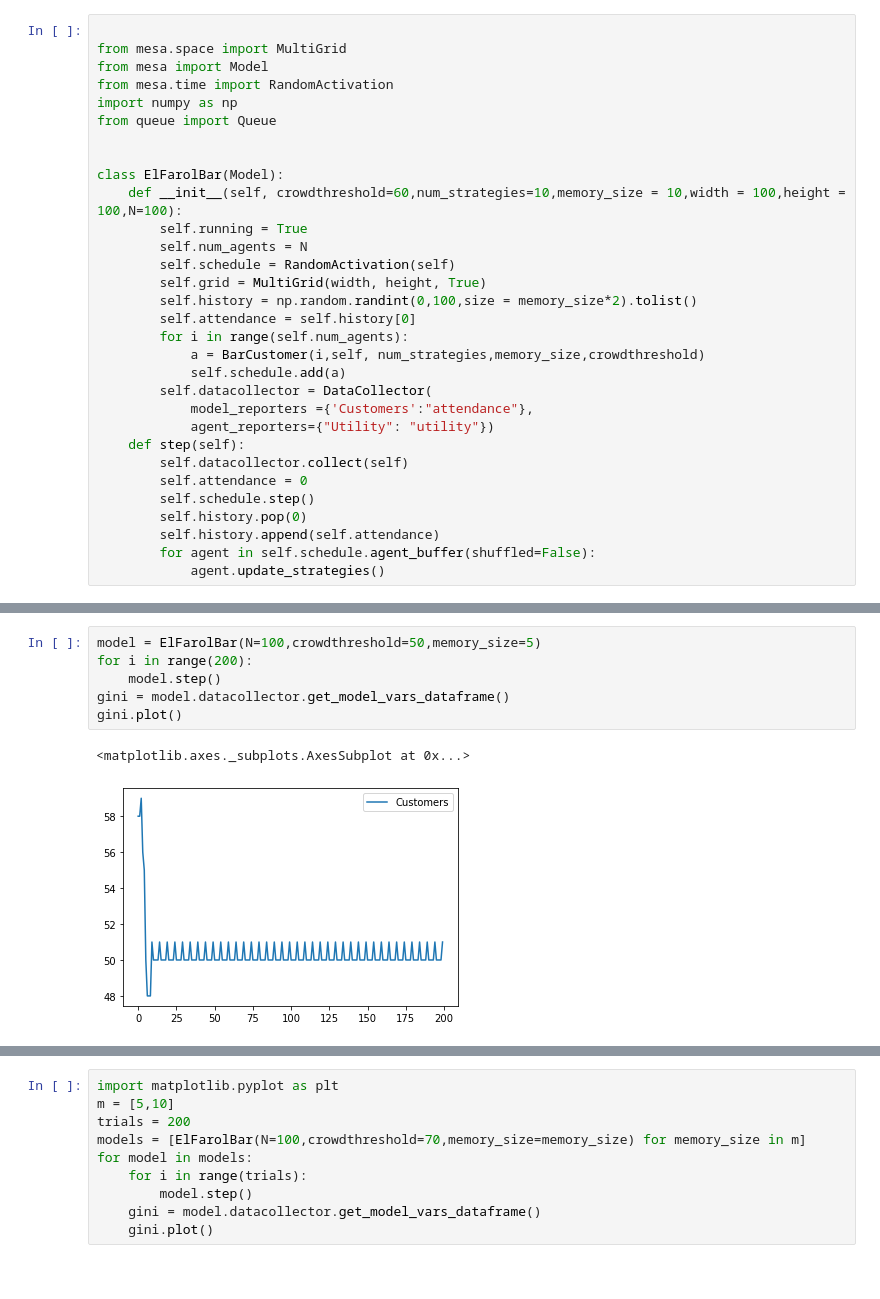
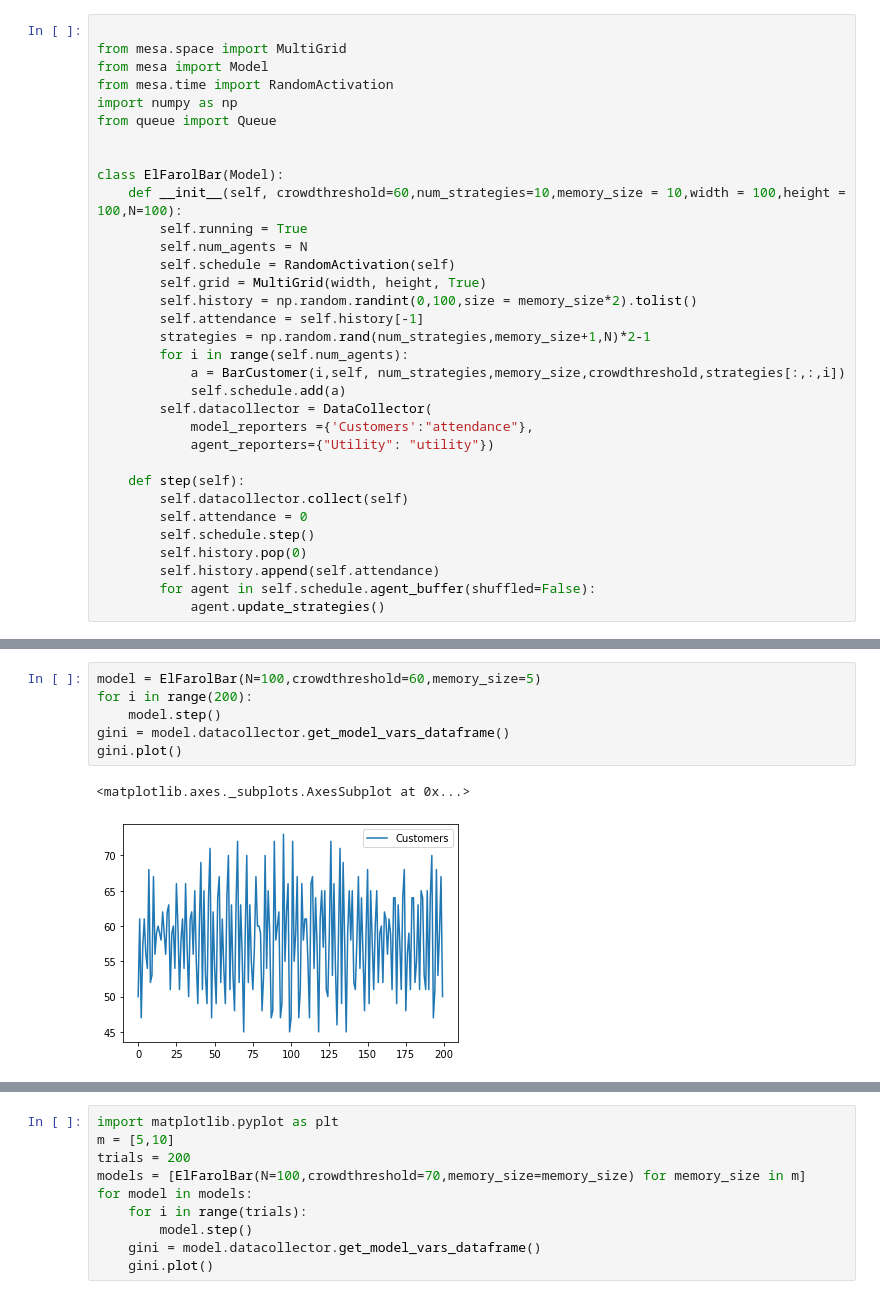
Before and after one commit to projectmesa/mesa, a Jupyter notebook: examples/el_farol/el_farol/el_farol.ipynb, the cells around one changed output, grey strips where cells are left out. Drawn from its saved outputs; the diff is of its cells as text.

```diff
--- a/examples/el_farol/el_farol/el_farol.ipynb
+++ b/examples/el_farol/el_farol/el_farol.ipynb
@@ -14,13 +14,15 @@ class ElFarolBar(Model):
         self.schedule = RandomActivation(self)
         self.grid = MultiGrid(width, height, True)
         self.history = np.random.randint(0,100,size = memory_size*2).tolist()
-        self.attendance = self.history[0]
+        self.attendance = self.history[-1]
+        strategies = np.random.rand(num_strategies,memory_size+1,N)*2-1
         for i in range(self.num_agents):
-            a = BarCustomer(i,self, num_strategies,memory_size,crowdthreshold)
+            a = BarCustomer(i,self, num_strategies,memory_size,crowdthreshold,strategies[:,:,i])
             self.schedule.add(a)
         self.datacollector = DataCollector(
             model_reporters ={'Customers':"attendance"},
             agent_reporters={"Utility": "utility"})
+
     def step(self):
         self.datacollector.collect(self)
         self.attendance = 0
@@ -74,14 +79,14 @@ class BarCustomer(Agent):
         #print(strategy[1:],subhistory,strategy[0],strategy[0]*100+ sum(strategy[1:]*subhistory))
         return strategy[0]*100+ sum(strategy[1:]*subhistory)
 # %%
-model = ElFarolBar(N=100,crowdthreshold=50,memory_size=5)
+model = ElFarolBar(N=100,crowdthreshold=60,memory_size=5)
 for i in range(200):
     model.step()
 gini = model.datacollector.get_model_vars_dataframe()
 gini.plot()
 # %% [output]
 <matplotlib.axes._subplots.AxesSubplot at 0x...>
-[figure, old version]
+[figure, new version]
 # %%
 model = ElFarolBar(N=100,crowdthreshold=60,memory_size=10)
 for i in range(200):
```
Also changed, not shown: parts of 5 cells of this notebook.
